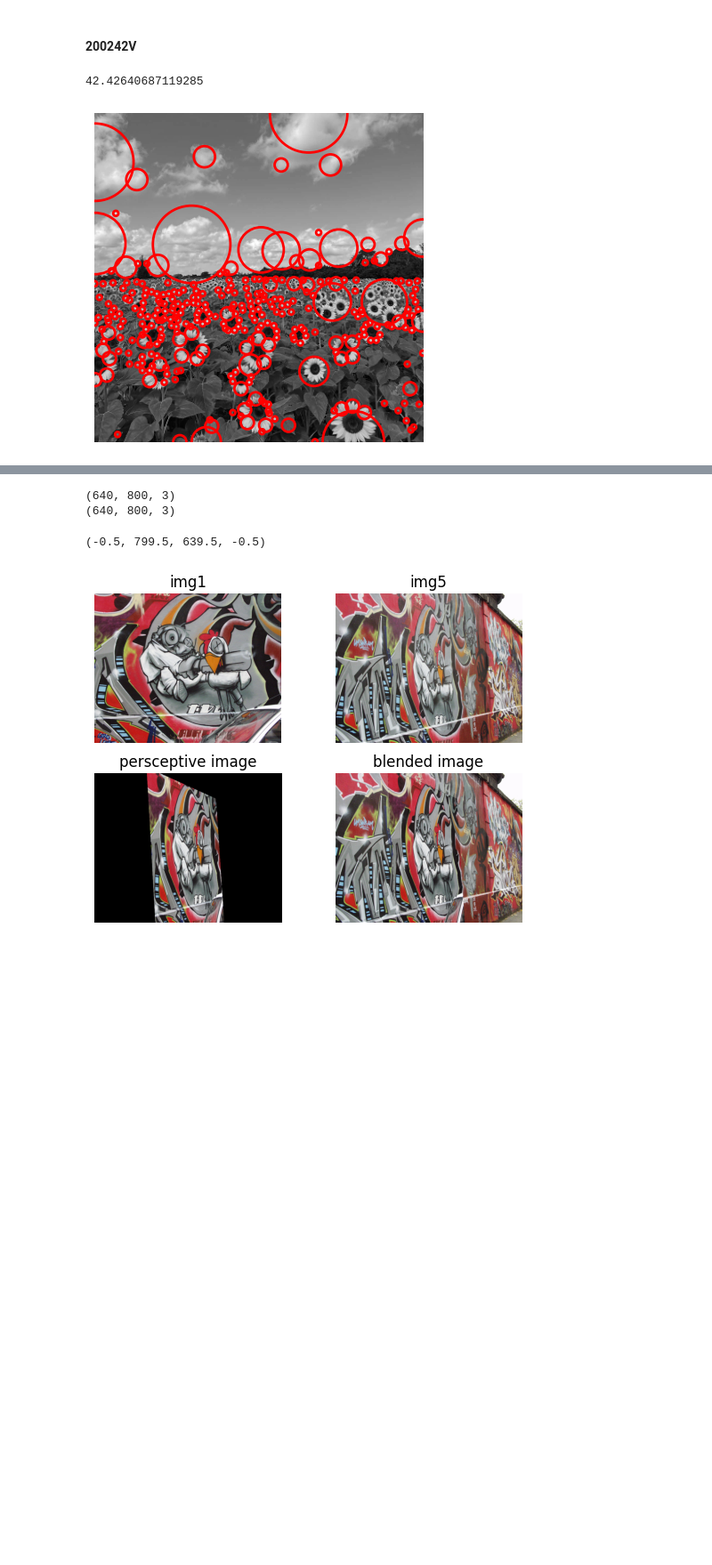
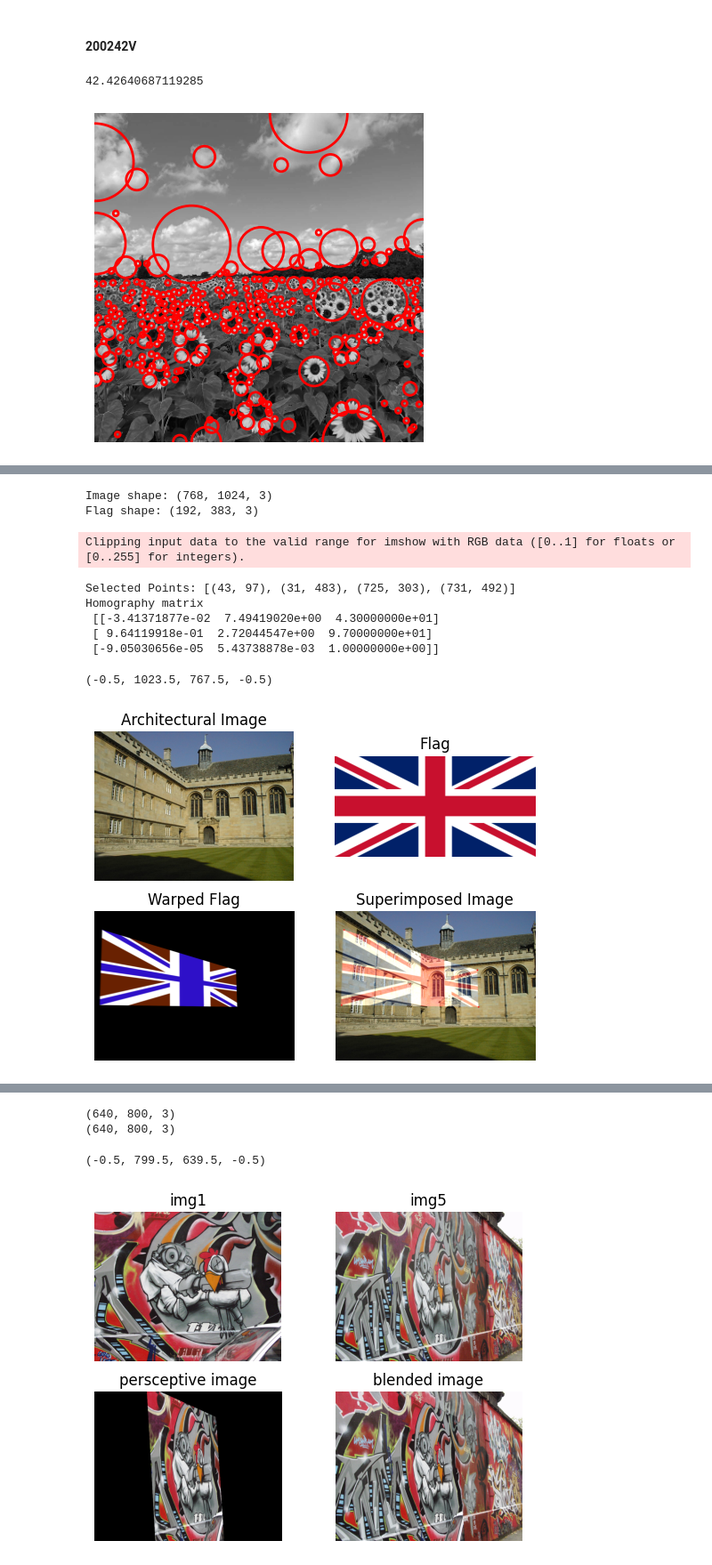
Before and after one commit to Asini-Jayakody/EN3160-Fitting-and-Alignment, a Jupyter notebook: A2.ipynb, the cells around one changed output, grey strips where cells are left out. Shown at 89% size. Drawn from its saved outputs; the diff is of its cells as text; code cells hidden in the pictures; blank space fills up the shorter version.

```diff
--- a/A2.ipynb
+++ b/A2.ipynb
@@ -267,0 +220,76 @@ plt.imshow(blended_img)
+# %%
+import cv2
+import numpy as np
+
+# Initialize a list to store the selected points
+selected_points = []
+
+# Callback function for mouse click events
+def mouse_click(event, x, y, flags, param):
+    global selected_points
+
+    if event == cv2.EVENT_LBUTTONDOWN:
+        selected_points.append((x, y))
+        cv2.circle(architectural_image, (x, y), 4, (0, 0, 255), -1)
+        cv2.imshow('Image', architectural_image)
+
+
+architectural_image = cv.imread('images/005.jpg')
+flag = cv.imread('Flag_of_the_United_Kingdom_(1-2).svg.png')
+
+plt.subplot(2, 2, 1)
+plt.imshow(cv.cvtColor(architectural_image, cv.COLOR_BGR2RGB))
+plt.title('Architectural Image')
+plt.axis('off')
+
+plt.subplot(2, 2, 2)
+plt.imshow(cv.cvtColor(flag, cv.COLOR_BGR2RGB))
+plt.title('Flag')
+plt.axis('off')
+
+architectural_image = architectural_image.astype(np.float32) / np.iinfo(architectural_image.dtype).max
+flag = flag.astype(np.float32) / np.iinfo(flag.dtype).max
+
+print("Image shape:", architectural_image.shape)
+print("Flag shape:", flag.shape)
+
+cv2.imshow('Image', architectural_image)
+cv2.setMouseCallback('Image', mouse_click)
+
+# Wait for the user to select four points
+while len(selected_points) < 4:
+    cv2.waitKey(1)
+
+cv2.destroyAllWindows()
+
+print("Selected Points:", selected_points)
+
+dst_points = np.array(selected_points).astype(np.float32)
+h2, w2 = flag.shape[:2]
+src_points = np.float32([[0, 0], [w2, 0], [0, h2], [w2, h2]])
+
+H = cv2.getPerspectiveTransform( src_points,dst_points) #homo graphy matrix
+print('Homography matrix\n',H)
+
+flag_warped = cv2.warpPerspective(flag, H, (architectural_image.shape[1], architectural_image.shape[0]))
+plt.subplot(2, 2, 3)
+plt.imshow(flag_warped)
+plt.title('Warped Flag')
+plt.axis('off')
+
+superimposed_image = cv.addWeighted(architectural_image, 1, flag_warped, 0.5, 0)
+plt.subplot(2, 2, 4)
+plt.imshow(cv.cvtColor(superimposed_image, cv.COLOR_BGR2RGB))
+plt.title('Superimposed Image')
+plt.axis('off')
+# %% [output]
+Image shape: (768, 1024, 3)
+Flag shape: (192, 383, 3)
+Clipping input data to the valid range for imshow with RGB data ([0..1] for floats or [0..255] for integers).
+Selected Points: [(43, 97), (31, 483), (725, 303), (731, 492)]
+Homography matrix
+ [[-3.41371877e-02  7.49419020e+00  4.30000000e+01]
+ [ 9.64119918e-01  2.72044547e+00  9.70000000e+01]
+ [-9.05030656e-05  5.43738878e-03  1.00000000e+00]]
+(-0.5, 1023.5, 767.5, -0.5)
+[figure, added]
```
Also changed, not shown: parts of 6 cells of this notebook, 3 other files.
